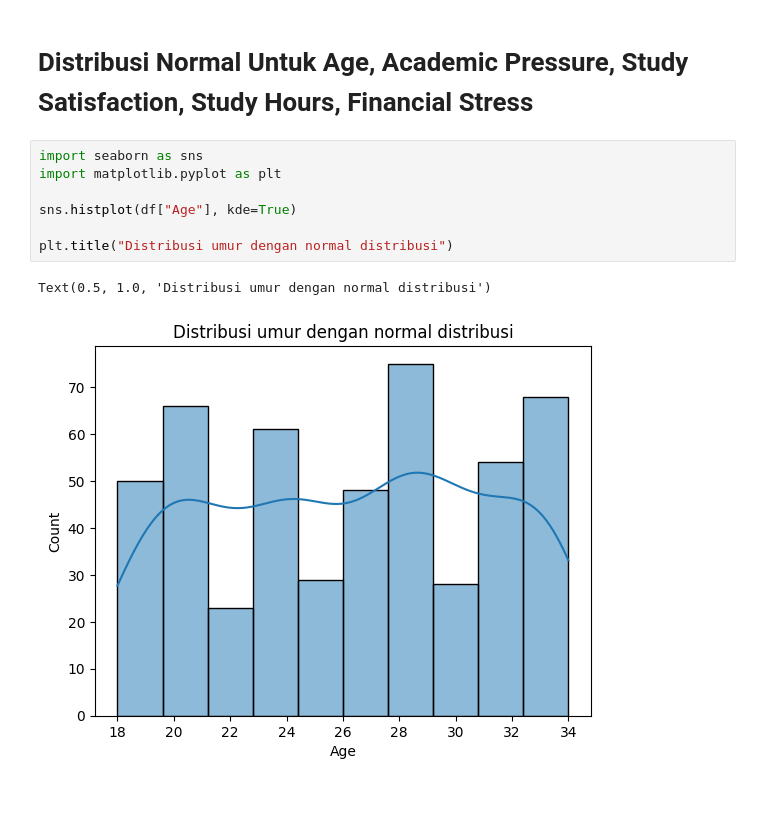
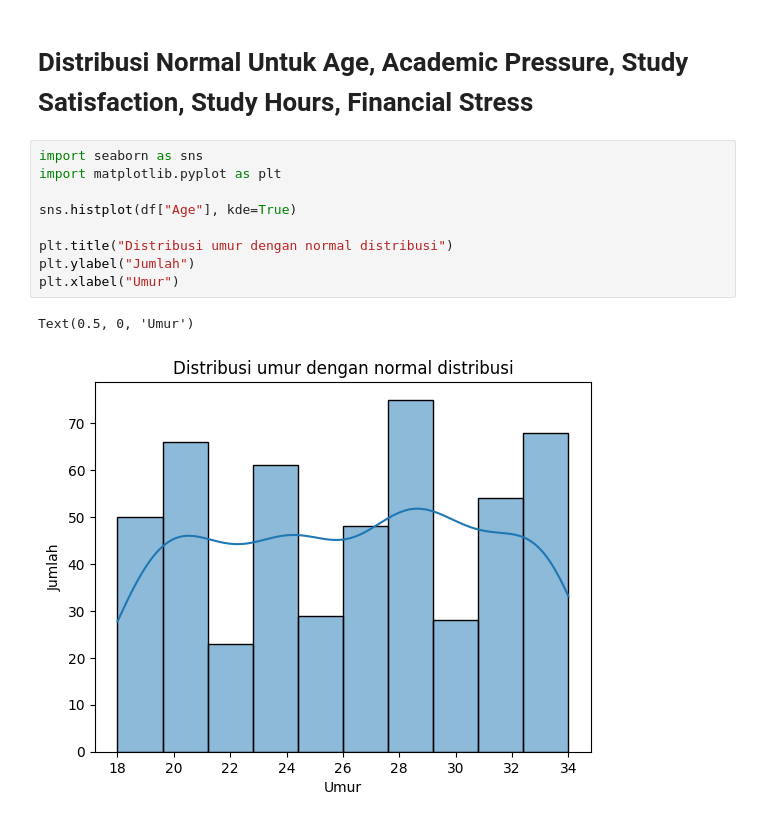
Before and after one commit to alifroject/DataMining, a Jupyter notebook: Depression_Students.ipynb, the cells around one changed output. Cells and saved outputs as stored; diff of their text form.

```diff
--- a/Depression_Students.ipynb
+++ b/Depression_Students.ipynb
@@ -105,10 +124,12 @@ Name: count, dtype: int64
 # %%
 import seaborn as sns
 import matplotlib.pyplot as plt
 
 sns.histplot(df["Age"], kde=True)
 
 plt.title("Distribusi umur dengan normal distribusi")
+plt.ylabel("Jumlah")
+plt.xlabel("Umur")
 # %% [output]
-Text(0.5, 1.0, 'Distribusi umur dengan normal distribusi')
+Text(0.5, 0, 'Umur')
-[figure, old version]
+[figure, new version]
```
Also changed, not shown: parts of 3 cells of this notebook.
